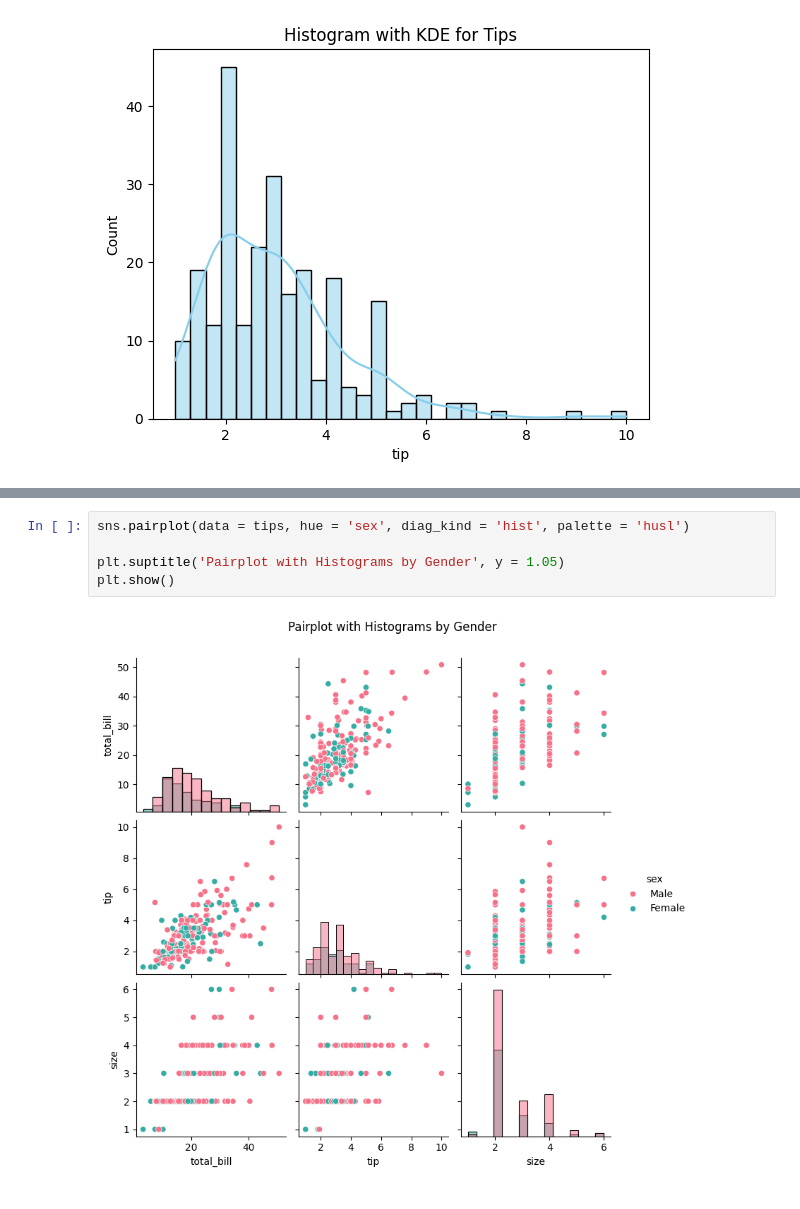
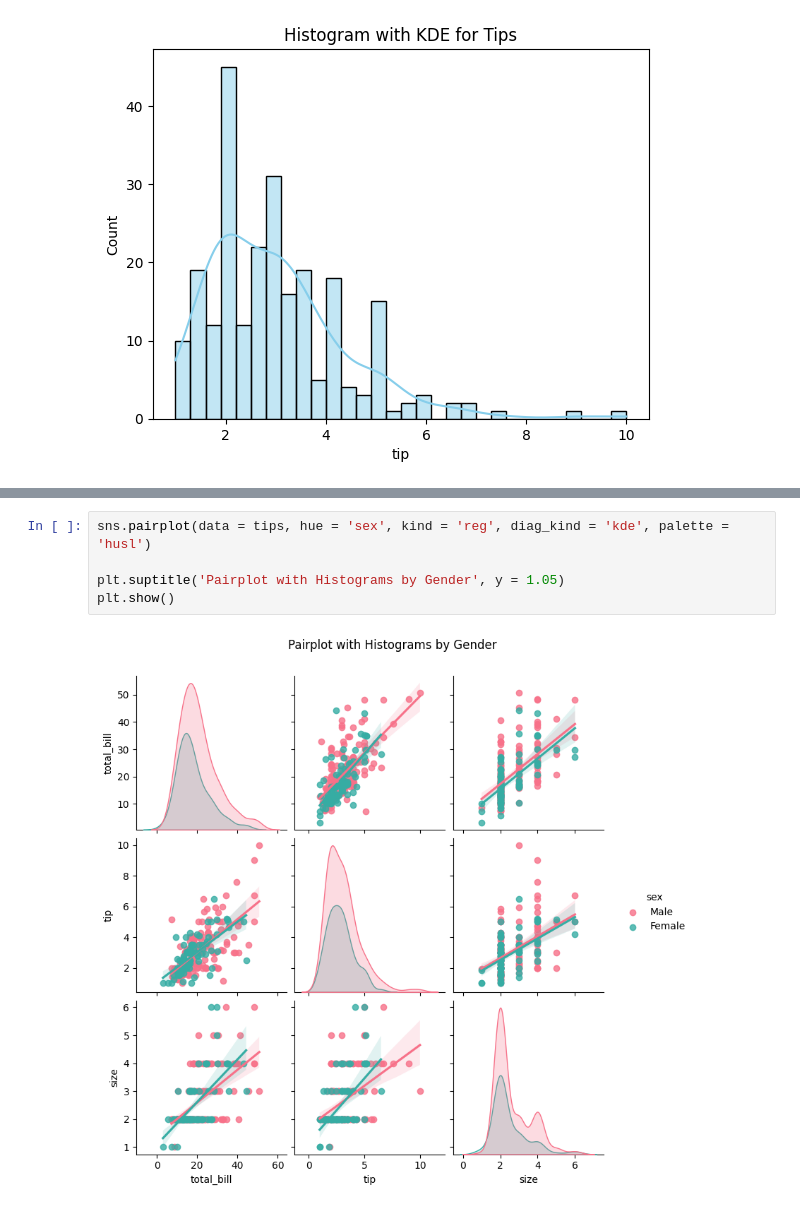
Before and after one commit to Choiwanwoo-03/MachineLearning_CodePractice, a Jupyter notebook: Seaborn_library_practice.ipynb, the cells around one changed output, grey strips where cells are left out. Cells and saved outputs as stored; diff of their text form.

```diff
--- a/Seaborn_library_practice.ipynb
+++ b/Seaborn_library_practice.ipynb
@@ -115,7 +115,7 @@ plt.show()
 # %%
-sns.pairplot(data = tips, hue = 'sex', diag_kind = 'hist', palette = 'husl')
+sns.pairplot(data = tips, hue = 'sex', kind = 'reg', diag_kind = 'kde', palette = 'husl')
 
 plt.suptitle('Pairplot with Histograms by Gender', y = 1.05)
 plt.show()
 # %% [output]
-[figure, old version]
+[figure, new version]
```
Also changed, not shown: parts of 1 cell of this notebook, 6 other files.
